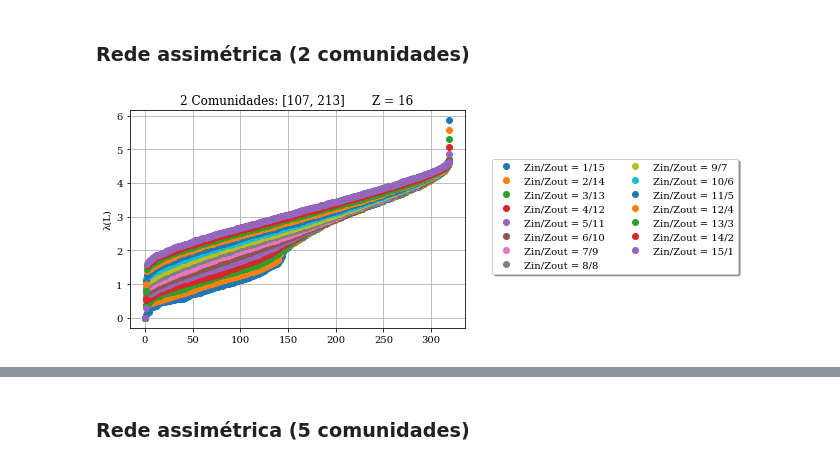
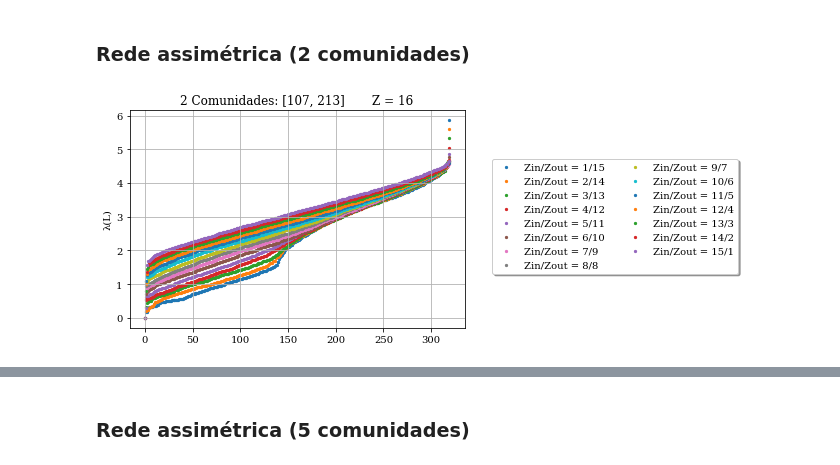
Before and after one commit to gitoso-College-Projects-ITA-2021/CT-236, a Jupyter notebook: Lab3/girvan-newman.ipynb, the cells around one changed output, grey strips where cells are left out. Saved outputs shown, nothing was run; the diff lists cells and outputs as text; code cells hidden in the pictures.

```diff
--- a/Lab3/girvan-newman.ipynb
+++ b/Lab3/girvan-newman.ipynb
@@ -164,0 +209,38 @@ Z = 16
+# %%
+size = [50, 150, 450]
+
+eig_values = []
+fiedler_values = []
+fiedler_vectors = []
+subtitles = []
+ratio = []
+
+g = girvan_newman(size, 10, 2, debug=True, debug_colors=['red', 'green'])
+
+# Calcular os autovalores/autovetores
+L = g.laplacian()
+
+# Propriedades espectrais
+a = np.array(L)
+w, v = np.linalg.eig(a)
+idx = w.argsort()[::]
+w = w[idx]
+v = v[:,idx]
+
+# Fiedler
+fiedler_value = w[1]
+fiedler_vector = v[:,1]
+
+idx = [*range(len(fiedler_vector))]
+plt.scatter(idx, fiedler_vector, s=5)
+
+plt.ylabel("Autovetor de Fiedler")
+
+# Style
+plt.rcParams["font.family"] = "serif"
+plt.grid(True)
+plt.legend(subtitles)
+plt.title(str(len(size)) + " Comunidades: " + str(size) + "       Z = " + str(Z))
+
+plt.savefig('plots/part-espec-2', dpi=400)
+plt.show()
@@ -206,7 +290,7 @@ while z_in < Z:
 
 for value in eig_values:
     idx = [*range(len(value))]
-    plt.plot(idx, value, 'o')
+    plt.scatter(idx, value, s=5)
 
 #plt.title("Coeficiente de agrupamento (CC) em função de n^(-3/4)")
 plt.ylabel("λ(L)")
@@ -278,7 +362,7 @@ while z_in < Z:
 
 for value in eig_values:
     idx = [*range(len(value))]
-    plt.plot(idx, value, 'o')
+    plt.scatter(idx, value, s=5)
 
 #plt.title("Coeficiente de agrupamento (CC) em função de n^(-3/4)")
 plt.ylabel("λ(L)")
@@ -336,35 +420,35 @@ while z_in < Z:
         avg_w += w
         avg_fid += w[1]
 
     # Calcula a média das simulações
     avg_w = avg_w / num_simulations
     avg_fid = avg_fid / num_simulations
     eig_values.append(avg_w)
     fiedler_values.append(avg_fid)
 
     # Legenda
     subtitles.append('Zin/Zout = ' + str(z_in) + '/' + str(z_out))
 
     z_in += 1
     z_out -= 1
 
 for value in eig_values:
     idx = [*range(len(value))]
-    plt.plot(idx, value, 'o')
+    plt.scatter(idx, value, s=5)
 
 #plt.title("Coeficiente de agrupamento (CC) em função de n^(-3/4)")
 plt.ylabel("λ(L)")
 
 # Style
 plt.rcParams["font.family"] = "serif"
 plt.grid(True)
 plt.legend(subtitles, loc='upper center', bbox_to_anchor=(1.45, 0.8), shadow=True, ncol=2)
 plt.title(str(len(size)) + " Comunidades: " + str(size) + "       Z = " + str(Z))
 
 plt.savefig('plots/ratio-2c-assim.png', dpi=400, bbox_inches="tight")
 plt.show()
 # %% [output]
-[figure, old version]
+[figure, new version]
 # %%
 plt.plot(ratio, fiedler_values, 'o')
 
```
Also changed, not shown: parts of 32 cells of this notebook, 23 other files.
